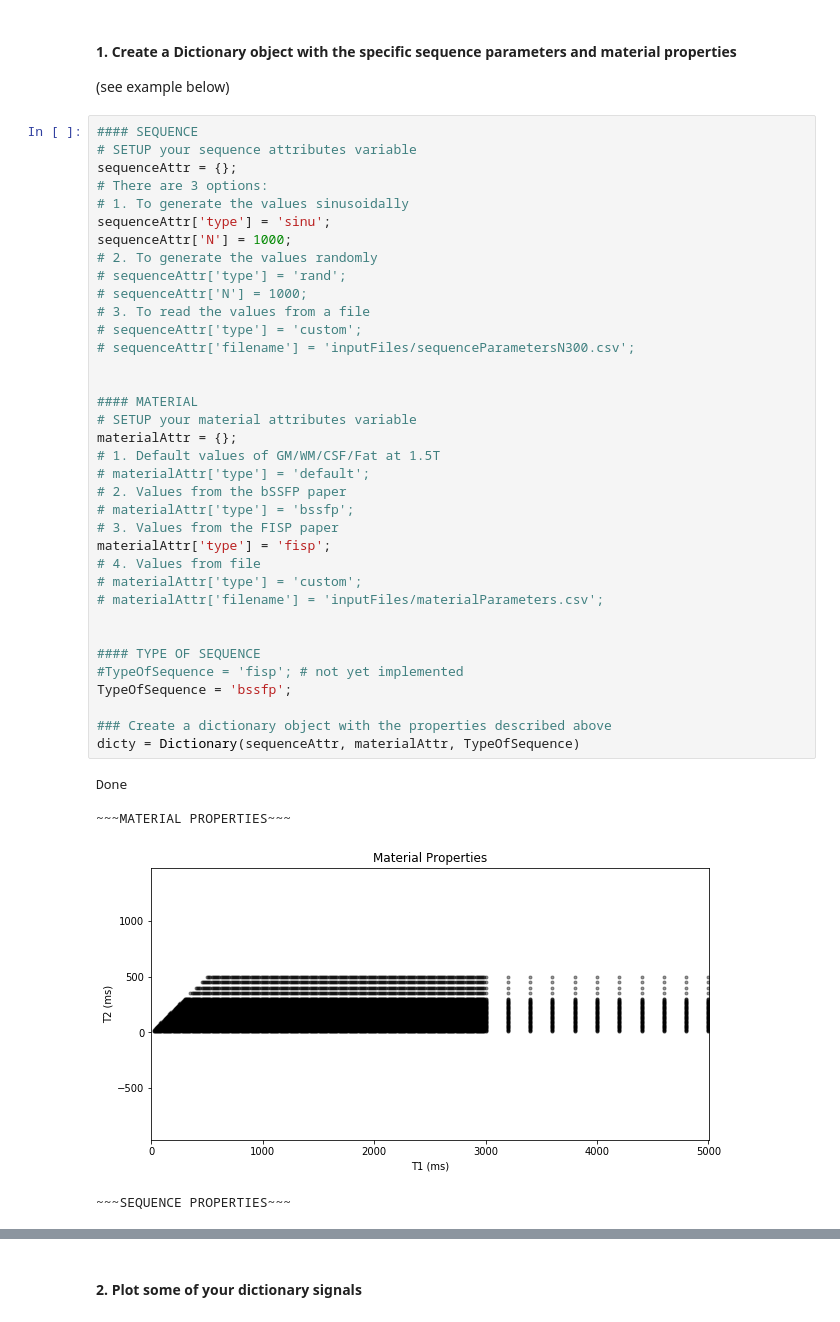
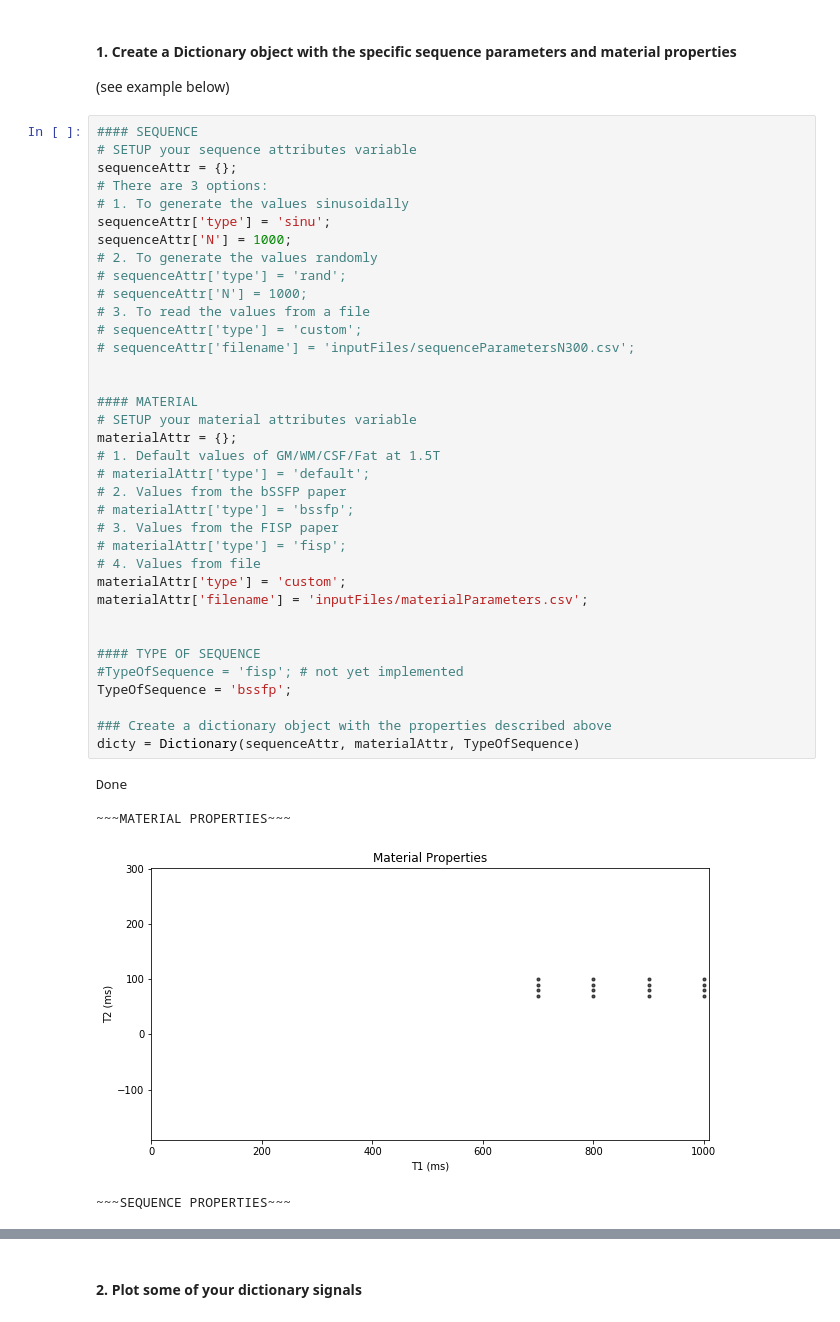
Before and after one commit to irinagrigorescu/generateMRsignals, a Jupyter notebook: src/Tutorial.ipynb, the cells around one changed output, grey strips where cells are left out. Saved outputs shown, nothing was run; the diff lists cells and outputs as text.

```diff
--- a/src/Tutorial.ipynb
+++ b/src/Tutorial.ipynb
@@ -23,35 +23,35 @@ sequenceAttr['type'] = 'sinu';
 sequenceAttr['N'] = 1000;
 # 2. To generate the values randomly
 # sequenceAttr['type'] = 'rand';
 # sequenceAttr['N'] = 1000;
 # 3. To read the values from a file
 # sequenceAttr['type'] = 'custom';
 # sequenceAttr['filename'] = 'inputFiles/sequenceParametersN300.csv';
 
 
 #### MATERIAL
 # SETUP your material attributes variable
 materialAttr = {};
 # 1. Default values of GM/WM/CSF/Fat at 1.5T
 # materialAttr['type'] = 'default';
 # 2. Values from the bSSFP paper
 # materialAttr['type'] = 'bssfp';
 # 3. Values from the FISP paper
-materialAttr['type'] = 'fisp';
+# materialAttr['type'] = 'fisp';
 # 4. Values from file
-# materialAttr['type'] = 'custom';
-# materialAttr['filename'] = 'inputFiles/materialParameters.csv';
+materialAttr['type'] = 'custom';
+materialAttr['filename'] = 'inputFiles/materialParameters.csv';
 
 
 #### TYPE OF SEQUENCE
 #TypeOfSequence = 'fisp'; # not yet implemented
 TypeOfSequence = 'bssfp';
 
 ### Create a dictionary object with the properties described above
 dicty = Dictionary(sequenceAttr, materialAttr, TypeOfSequence)
 # %% [output]
 Done
 
 ~~~MATERIAL PROPERTIES~~~
-[figure, old version]
+[figure, new version]
 ~~~SEQUENCE PROPERTIES~~~
```
Also changed, not shown: parts of 2 cells of this notebook.
